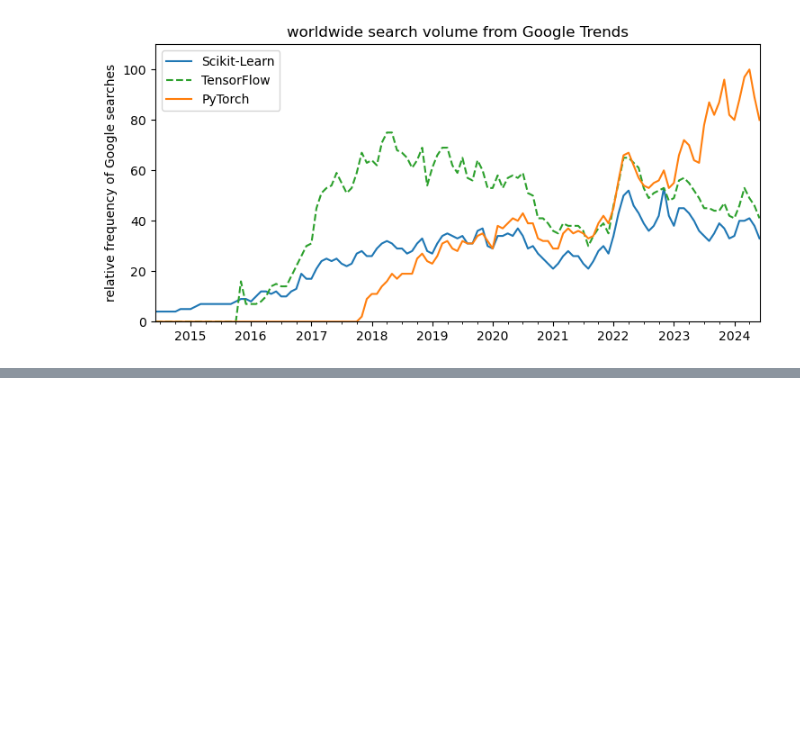
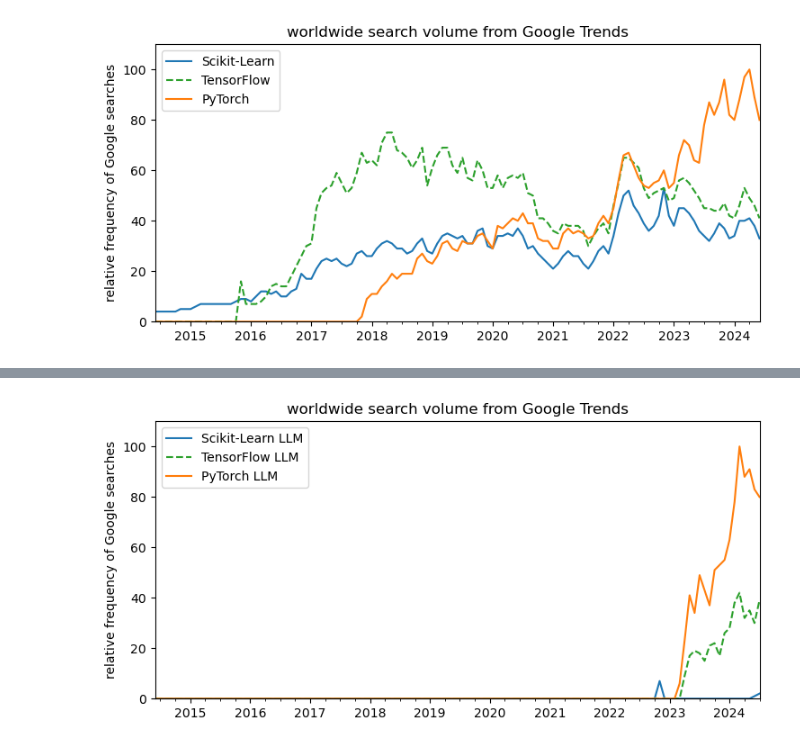
Before and after one commit to jpivarski-talks/2023-05-09-chep23-analysis-of-physicists, a Jupyter notebook: analysis/analysis-1.ipynb, the cells around one changed output, grey strips where cells are left out. Cells and saved outputs as stored; diff of their text form; code cells hidden in the pictures; blank space fills up the shorter version.

Commit message:
explain PyTorch's rise: it's because of LLMs

```diff
--- a/analysis/analysis-1.ipynb
+++ b/analysis/analysis-1.ipynb
@@ -1305,6 +1305,8 @@ mldf
 121 rows × 3 columns
 # %%
 fig, ax = plt.subplots(1, 1, figsize=(8.666, 4))
+
+c = plt.rcParams["axes.prop_cycle"].by_key()["color"]
 
 mldf.plot(ax=ax, color=[c[0], c[2], c[1]], style=["-", "--", "-"])
 
@@ -1317,3 +1319,9 @@ fig.savefig("google-ml-package.svg");
 fig.savefig("google-ml-package.pdf");
 # %% [output]
 [figure]
+# %%
+mldf = pd.read_csv("googletrends-ml-llm.csv")
+mldf.columns = ["date", "Scikit-Learn LLM", "TensorFlow LLM", "PyTorch LLM"]
+mldf["date"] = pd.to_datetime(mldf["date"], format="%Y-%m")
+mldf.set_index("date", inplace=True)
+mldf
@@ -1319,0 +1343,16 @@ fig.savefig("google-ml-package.pdf");
+# %%
+fig, ax = plt.subplots(1, 1, figsize=(8.666, 4))
+
+c = plt.rcParams["axes.prop_cycle"].by_key()["color"]
+
+mldf.plot(ax=ax, color=[c[0], c[2], c[1]], style=["-", "--", "-"])
+
+ax.set_title("worldwide search volume from Google Trends")
+ax.set_xlabel("")
+ax.set_ylabel("relative frequency of Google searches")
+ax.set_ylim(0, 110)
+
+fig.savefig("google-ml-llm-package.svg");
+fig.savefig("google-ml-llm-package.pdf");
+# %% [output]
+[figure, added]
```
Also changed, not shown: parts of 1 cell of this notebook, 4 other files.
